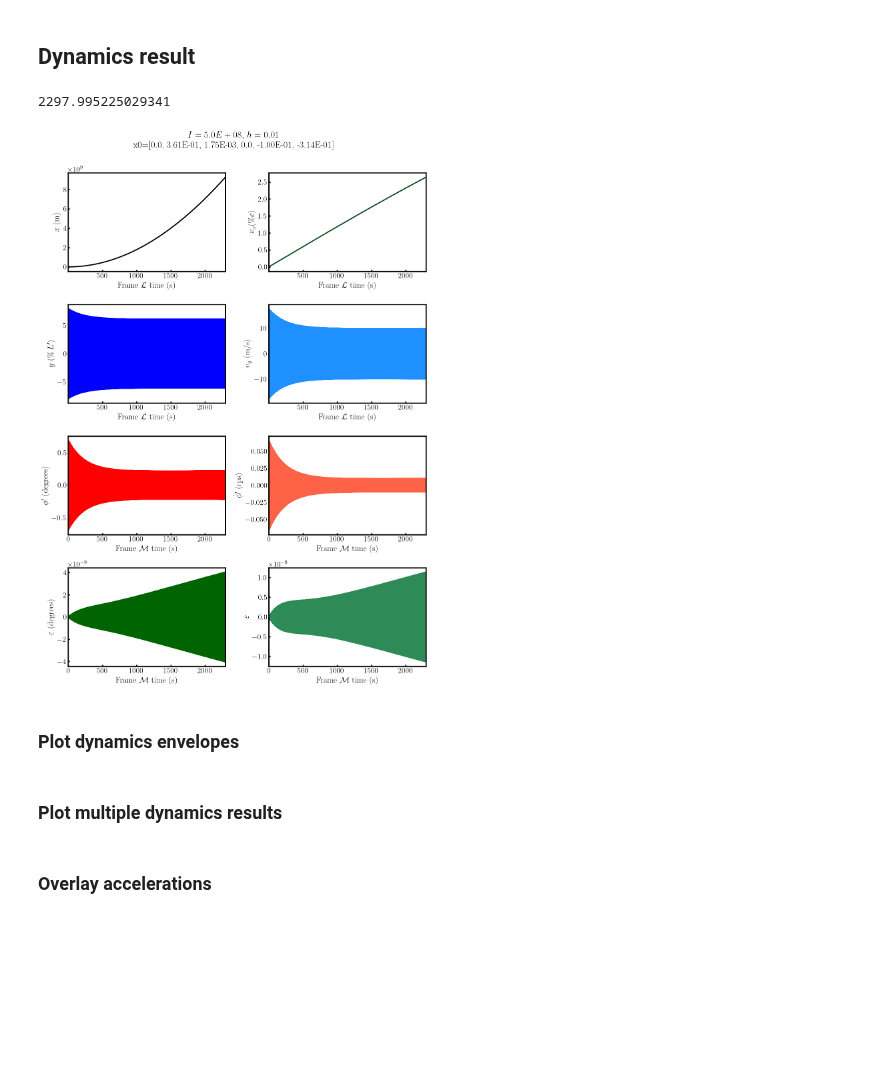
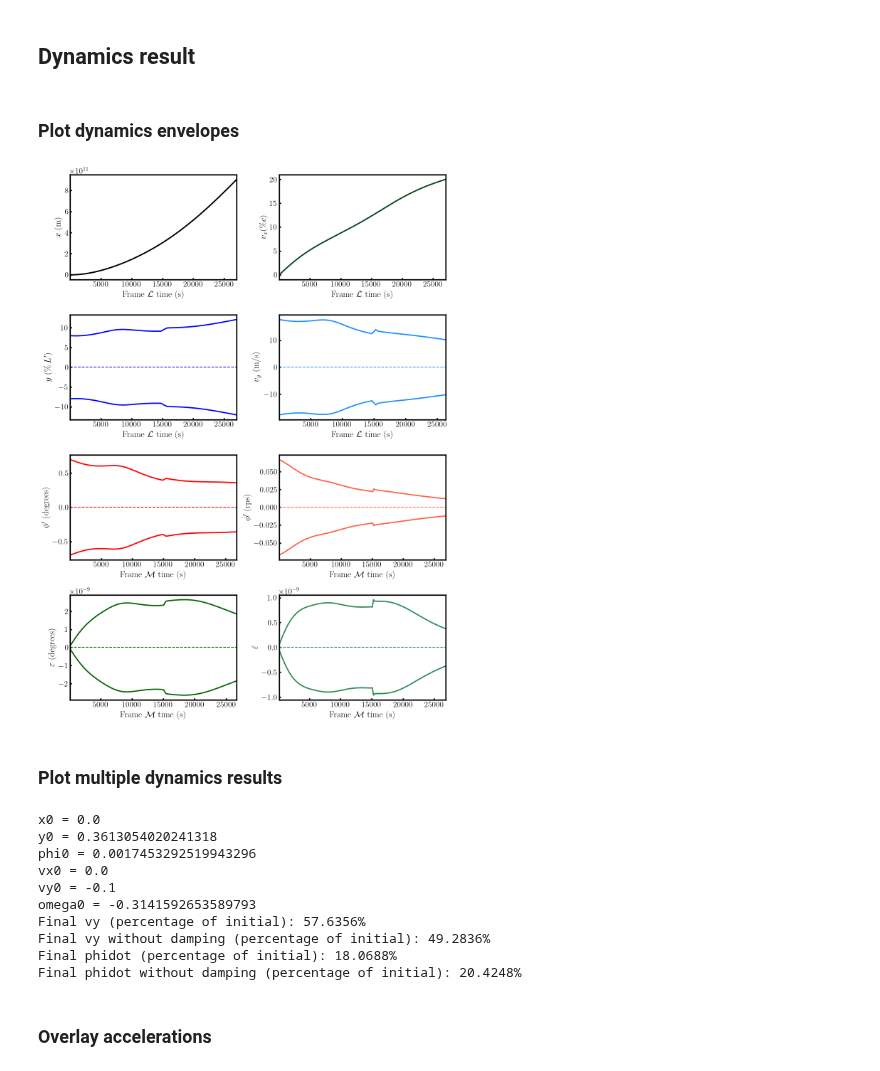
Before and after one commit to jadonylin/relativistic-lightsail-dynamics, a Jupyter notebook: Dynamics/Dynamics_results.ipynb, the cells around one changed output. Cells and saved outputs as stored; diff of their text form; code cells hidden in the pictures; blank space fills up the shorter version.

Commit message:
Save data to OneDrive using updated filenames
Add integer variable for smoothing index in envelope plots

```diff
--- a/Dynamics/Dynamics_results.ipynb
+++ b/Dynamics/Dynamics_results.ipynb
@@ -37,7 +37,8 @@ from twobox import TwoBox
 # Find the dynamics data to extract
 runID = "MdSnpminOpt20"
 # runID = "MdSnpminOpt"
-pkl_fname = f'./Data/{runID}_Dynamics.pkl'
+fname_preamble = '/Users/jadonlin/Library/CloudStorage/OneDrive-TheUniversityofSydney(Students)/Doppler Damping - Jadon Lin/Documentation/Data/relativistic-lightsail-dynamics'
+pkl_fname = fname_preamble + f'/Dynamics/{runID}_Dynamics.pkl'
 
 x0_dyn, h, I_dyn, timeM_trunc, timeL_trunc, \
 x_trunc, y_trunc, vx_trunc, vy_trunc, phiM_trunc, phidotM_trunc, \
@@ -83,7 +84,7 @@ coords = [x_trunc, 100*vx_trunc/c,
           (y_trunc/L)*100, vy_trunc,
           (180/np.pi)*phiM_trunc, 1/(2*np.pi)*phidotM_trunc,
           (180/np.pi)*eps_trunc, epsdot_trunc]
-print(timeL_trunc[-1])
+
 xlabels = [r"Frame $\mathcal{L}$ time (s)", r"Frame $\mathcal{L}$ time (s)",
            r"Frame $\mathcal{L}$ time (s)", r"Frame $\mathcal{L}$ time (s)",
            r"Frame $\mathcal{M}$ time (s)", r"Frame $\mathcal{M}$ time (s)",
@@ -101,60 +102,66 @@ second_yaxis_colors = [None, None, None, None, None, None, colorTheta, None]
 second_yaxis_ylabels = [None, None, None, None, None, None, r"$\theta'$ (degrees)", None]
 
 
-# second_yaxis_coords[-2] = theta_trunc
+# # second_yaxis_coords[-2] = theta_trunc
 
-dyn_fig, dyn_axs = dynplot.show_dynamics(4, 2, times, coords, colors, xlabels, ylabels,
-                                 show_zero_line, second_yaxis_coords, second_yaxis_colors, second_yaxis_ylabels)
+# dyn_fig, dyn_axs = dynplot.show_dynamics(4, 2, times, coords, colors, xlabels, ylabels,
+#                                  show_zero_line, second_yaxis_coords, second_yaxis_colors, second_yaxis_ylabels)
 
-dyn_fig_title = dyn_fig.suptitle(rf"$I={I_dyn:.1E}$, $h={h}$" "\n" rf"x0=[{x0_dyn[0]}, {x0_dyn[1]:.2E}, {x0_dyn[2]:.2E}, {x0_dyn[3]}, {x0_dyn[4]:.2E}, {x0_dyn[5]:.2E}]",
-        y=1.05)
+# dyn_fig_title = dyn_fig.suptitle(rf"$I={I_dyn:.1E}$, $h={h}$" "\n" rf"x0=[{x0_dyn[0]}, {x0_dyn[1]:.2E}, {x0_dyn[2]:.2E}, {x0_dyn[3]}, {x0_dyn[4]:.2E}, {x0_dyn[5]:.2E}]",
+#         y=1.05)
 
-# Compare finite difference to cmvint's finite difference
-# eps_grad_np = np.gradient(eps_trunc,1e-4)
-# dyn_axs[3,1].plot(timeM_trunc, eps_grad_np, linewidth=2, linestyle="--", color="black")
+# # Compare finite difference to cmvint's finite difference
+# # eps_grad_np = np.gradient(eps_trunc,1e-4)
+# # dyn_axs[3,1].plot(timeM_trunc, eps_grad_np, linewidth=2, linestyle="--", color="black")
 
-# dyn_fig.savefig(f"./Data/{runID}_dynamics.pdf", bbox_inches="tight")
+# ftype = ".png"
+# save_fname = fname_preamble + f"/Dynamics/{runID}_dynamics" + ftype
+# dyn_fig.savefig(save_fname, bbox_inches="tight")
-# %% [output]
-2297.995225029341
-[figure, removed]
 # %% [markdown]
 ### Plot dynamics envelopes
 # %%
 from dynplot import hl_envelopes_idx
+
+num_indices_to_smooth = 1000  # number of indices over which to smooth out and find the envelope
 
 min_times = []
 max_times = []
 min_coords = []
 max_coords = []
 for idx, (t, coord) in enumerate(zip(times,coords)):
     if idx < 2:
         min_coords.append(coord)
         max_coords.append(coord)
         min_times.append(t)
         max_times.append(t)
     else:
-        min_indices, max_indices = hl_envelopes_idx(coord, dmin=100, dmax=100)
+        min_indices, max_indices = hl_envelopes_idx(coord, dmin=num_indices_to_smooth, dmax=num_indices_to_smooth)
         min_coords.append(coord[min_indices])
         max_coords.append(coord[max_indices])
         min_times.append(t[min_indices])
         max_times.append(t[max_indices])
 
 edyn_fig, edyn_axs = dynplot.show_dynamics(4, 2, min_times, min_coords, colors, xlabels, ylabels,
                                            show_zero_line, second_yaxis_coords, second_yaxis_colors, second_yaxis_ylabels)
 
 axs_flat = edyn_axs.flatten()
 for ax_idx, ax in enumerate(axs_flat):
     ax.plot(max_times[ax_idx], max_coords[ax_idx], linewidth=l_width, color=colors[ax_idx])
 
-edyn_fig_title = dyn_fig.suptitle(rf"$I={I_dyn:.1E}$, $h={h}$" "\n" rf"x0=[{x0_dyn[0]}, {x0_dyn[1]:.2E}, {x0_dyn[2]:.2E}, {x0_dyn[3]}, {x0_dyn[4]:.2E}, {x0_dyn[5]:.2E}]",
-        y=1.05)
+# edyn_fig_title = edyn_fig.suptitle(rf"$I={I_dyn:.1E}$, $h={h}$" "\n" rf"x0=[{x0_dyn[0]}, {x0_dyn[1]:.2E}, {x0_dyn[2]:.2E}, {x0_dyn[3]}, {x0_dyn[4]:.2E}, {x0_dyn[5]:.2E}]",
+#         y=1.05)
 
-# edyn_fig.savefig(f"./Data/{runID}_envelope_dynamics.pdf", bbox_inches="tight")
+# ftype = ".pdf"
+# save_fname = fname_preamble + f"/Dynamics/{runID}_envelope_dynamics" + ftype
+# edyn_fig.savefig(save_fname, bbox_inches="tight")
+# %% [output]
+[figure, added]
 # %% [markdown]
 ### Plot multiple dynamics results
 # %%
-runID2 = "MdSnpminOpt_lsa_no_damping"
-pkl_fname2 = f'./Data/{runID2}_Dynamics.pkl'
+runID2 = "MdSnpminOpt20_lsa"
+pkl_fname2 = fname_preamble + f'/Dynamics/{runID2}_Dynamics.pkl'
+num_indices_to_smooth = 1000
 
 x0_dyn2, h2, I_dyn2, timeM_trunc2, timeL_trunc2, \
 x_trunc2, y_trunc2, vx_trunc2, vy_trunc2, phiM_trunc2, phidotM_trunc2, \
@@ -181,7 +188,7 @@ for idx, (t, coord) in enumerate(zip(times2,coords2)):
         min_times2.append(t)
         max_times2.append(t)
     else:
-        min_indices2, max_indices2 = hl_envelopes_idx(coord, dmin=100, dmax=100)
+        min_indices2, max_indices2 = hl_envelopes_idx(coord, dmin=num_indices_to_smooth, dmax=num_indices_to_smooth)
         min_coords2.append(coord[min_indices2])
         max_coords2.append(coord[max_indices2])
         min_times2.append(t[min_indices2])
@@ -206,7 +213,20 @@ print(f"Final vy without damping (percentage of initial): {vy_final2:.4f}%")
 print(f"Final phidot (percentage of initial): {phidot_final:.4f}%")
 print(f"Final phidot without damping (percentage of initial): {phidot_final2:.4f}%")
 
-# edyn_fig.savefig(f"./Data/{runID}_and_{runID2}_envelope_dynamics.pdf", bbox_inches="tight")
+ftype = ".pdf"
+save_fname = fname_preamble + f"/Dynamics/{runID}_and_{runID2}_envelope_dynamics.pdf" + ftype
+edyn_fig.savefig(save_fname, bbox_inches="tight")
+# %% [output]
+x0 = 0.0
+y0 = 0.3613054020241318
+phi0 = 0.0017453292519943296
+vx0 = 0.0
+vy0 = -0.1
+omega0 = -0.3141592653589793
+Final vy (percentage of initial): 57.6356%
+Final vy without damping (percentage of initial): 49.2836%
+Final phidot (percentage of initial): 18.0688%
+Final phidot without damping (percentage of initial): 20.4248%
 # %% [markdown]
 ### Overlay accelerations
 # %%
```
Also changed, not shown: parts of 5 cells of this notebook.
